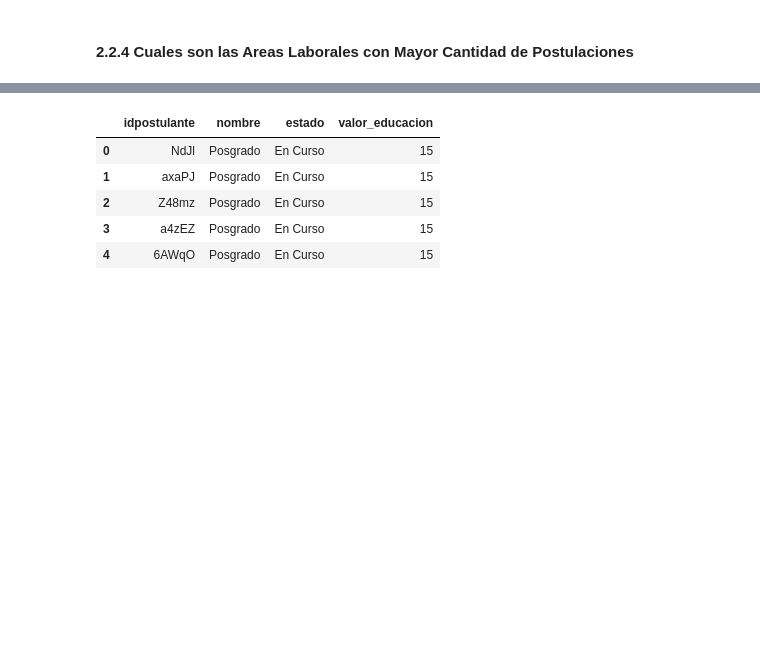
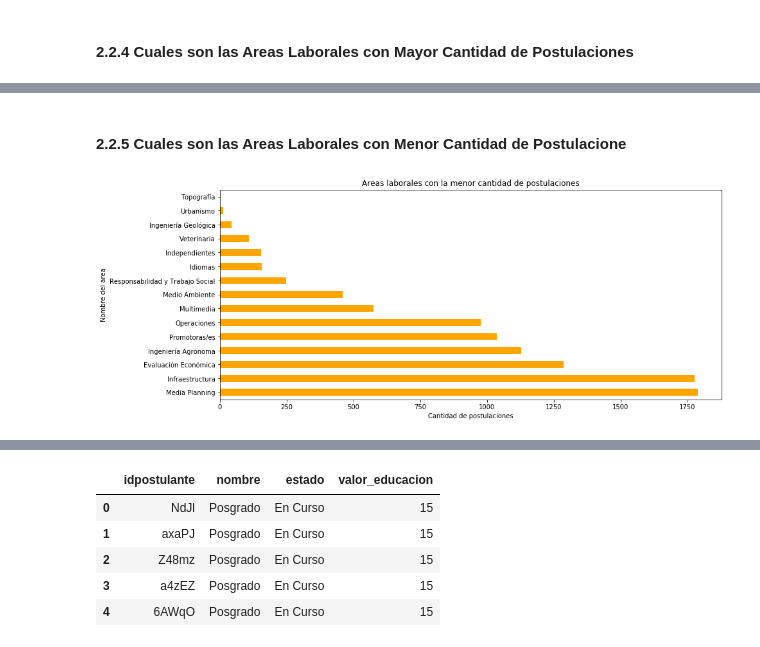
Before and after one commit to PRPablo/dataJobSearches, a Jupyter notebook: exploratoryAnalysis/exploratoryAnalysis.ipynb, the cells around one changed output, grey strips where cells are left out. Cells and saved outputs as stored; diff of their text form; code cells hidden in the pictures; blank space fills up the shorter version.

```diff
--- a/exploratoryAnalysis/exploratoryAnalysis.ipynb
+++ b/exploratoryAnalysis/exploratoryAnalysis.ipynb
@@ -214,0 +265,10 @@ ax.set_ylabel('Nombre del area');
+# %% [markdown]
+#### 2.2.5 Cuales son las Areas Laborales con Menor Cantidad de Postulacione
+# %%
+ax = plt.gca()
+postulaciones_con_detalle_de_aviso.groupby('nombre_area')['nombre_area'].count().sort_values(ascending=True).head(15).sort_values(ascending=False)\
+                                     .plot(kind='barh', figsize=(14,6), color='orange', title='Areas laborales con la menor cantidad de postulaciones');
+ax.set_xlabel('Cantidad de postulaciones');
+ax.set_ylabel('Nombre del area');
+# %% [output]
+[figure, added]
```
Also changed, not shown: parts of 17 cells of this notebook.
